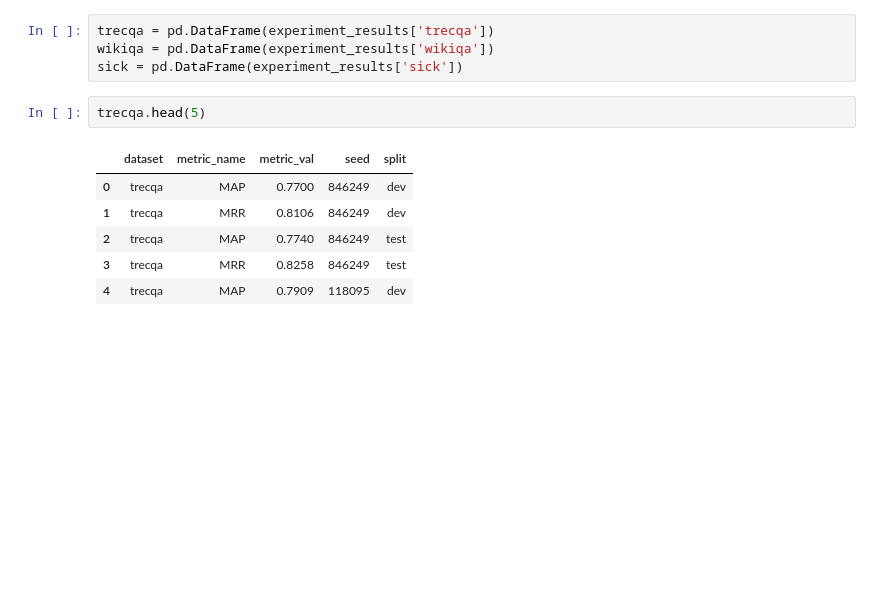
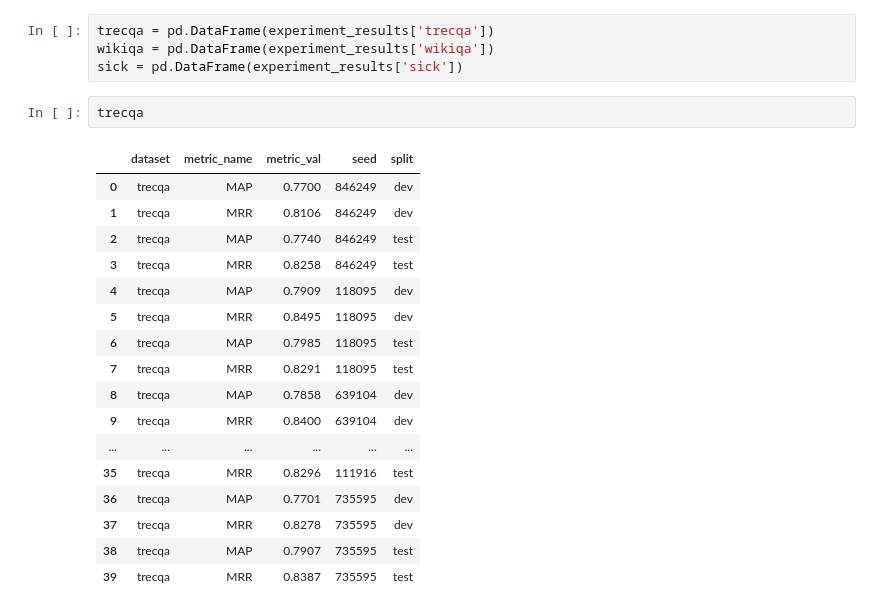
Before and after one commit to tuzhucheng/MP-CNN-Variants, a Jupyter notebook: scripts/random_seed_experiment_results.ipynb, the cells around one changed output. Cells and saved outputs as stored; diff of their text form; blank space fills up the shorter version.

```diff
--- a/scripts/random_seed_experiment_results.ipynb
+++ b/scripts/random_seed_experiment_results.ipynb
@@ -60,14 +60,25 @@ trecqa = pd.DataFrame(experiment_results['trecqa'])
 wikiqa = pd.DataFrame(experiment_results['wikiqa'])
 sick = pd.DataFrame(experiment_results['sick'])
 # %%
-trecqa.head(5)
+trecqa
 # %% [output]
 |  | dataset | metric_name | metric_val | seed | split |
 | 0 | trecqa | MAP | 0.7700 | 846249 | dev |
 | 1 | trecqa | MRR | 0.8106 | 846249 | dev |
 | 2 | trecqa | MAP | 0.7740 | 846249 | test |
 | 3 | trecqa | MRR | 0.8258 | 846249 | test |
 | 4 | trecqa | MAP | 0.7909 | 118095 | dev |
+| 5 | trecqa | MRR | 0.8495 | 118095 | dev |
+| 6 | trecqa | MAP | 0.7985 | 118095 | test |
+| 7 | trecqa | MRR | 0.8291 | 118095 | test |
+| 8 | trecqa | MAP | 0.7858 | 639104 | dev |
+| 9 | trecqa | MRR | 0.8400 | 639104 | dev |
+| ... | ... | ... | ... | ... | ... |
+| 35 | trecqa | MRR | 0.8296 | 111916 | test |
+| 36 | trecqa | MAP | 0.7701 | 735595 | dev |
+| 37 | trecqa | MRR | 0.8278 | 735595 | dev |
+| 38 | trecqa | MAP | 0.7907 | 735595 | test |
+| 39 | trecqa | MRR | 0.8387 | 735595 | test |
 # %%
 fig, ax = plt.subplots()
 fig.set_size_inches(11.7, 8.27)
```
Also changed, not shown: parts of 5 cells of this notebook, 12 other files.
